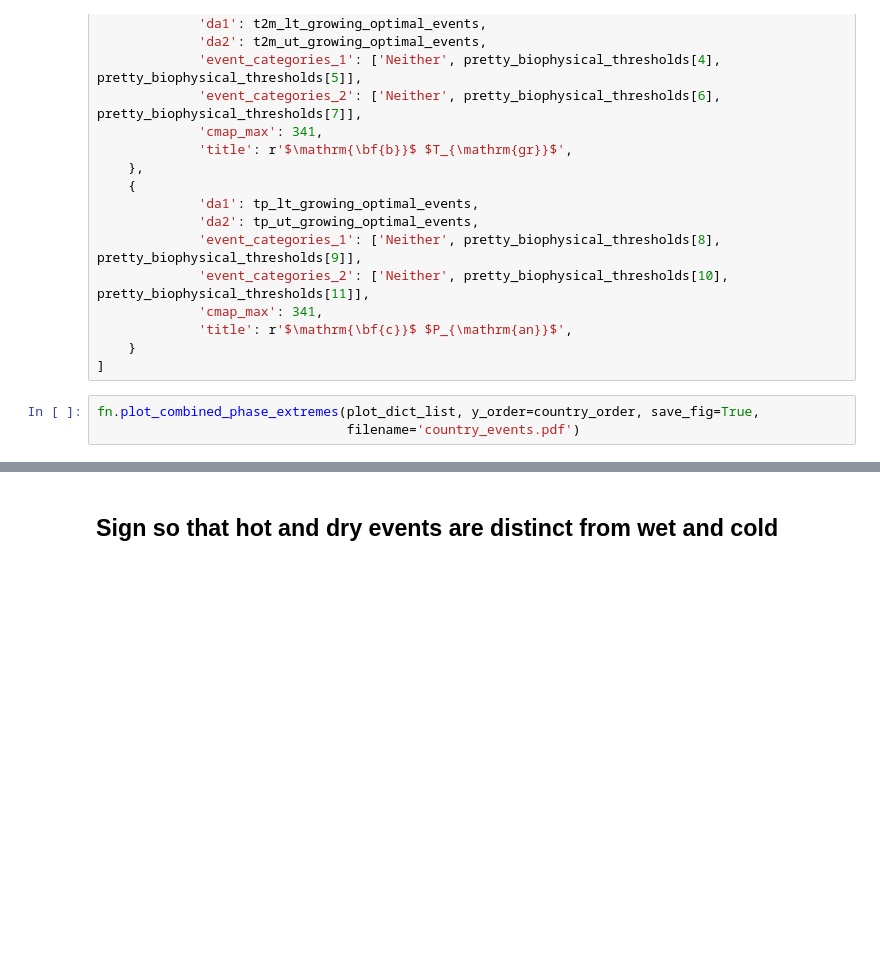
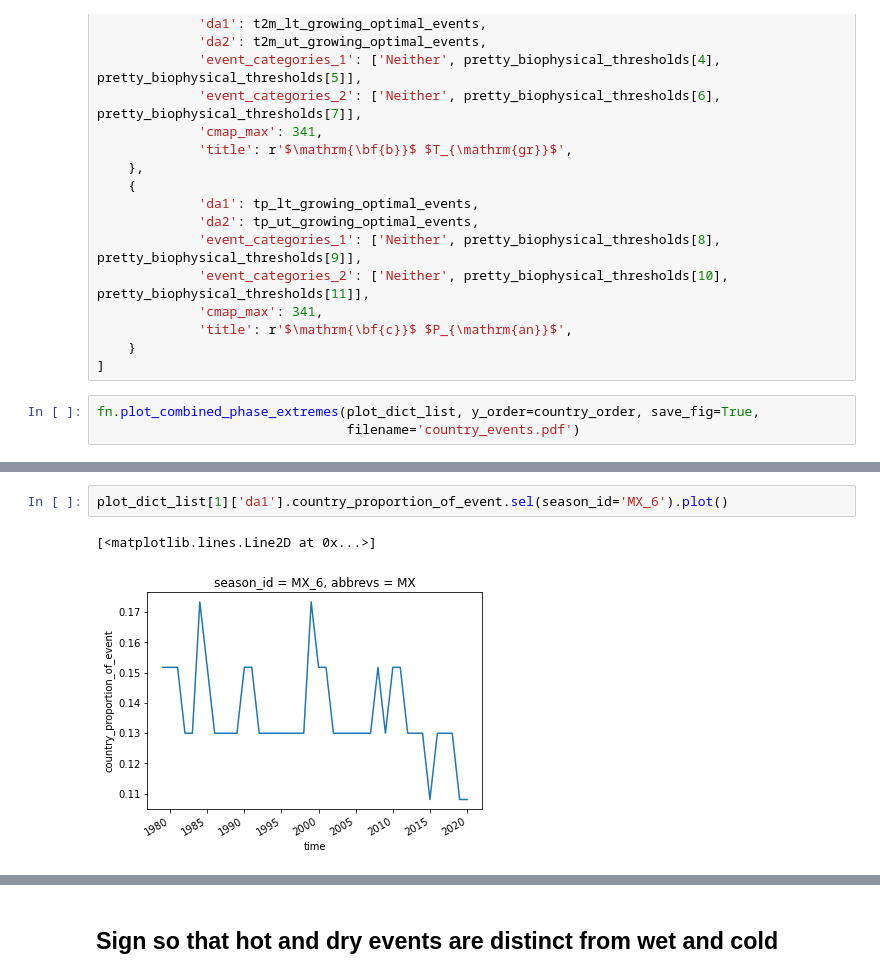
Before and after one commit to dougrichardson/Richardson_2022_coffee, a Jupyter notebook: 1_compound_events.ipynb, the cells around one changed output, grey strips where cells are left out. Cells and saved outputs as stored; diff of their text form; blank space fills up the shorter version.

```diff
--- a/1_compound_events.ipynb
+++ b/1_compound_events.ipynb
@@ -546,0 +642,5 @@ fn.plot_combined_phase_extremes(plot_dict_list, y_order=country_order, save_fig=
+# %%
+plot_dict_list[1]['da1'].country_proportion_of_event.sel(season_id='MX_6').plot()
+# %% [output]
+[<matplotlib.lines.Line2D at 0x...>]
+[figure, added]
```
Also changed, not shown: parts of 14 cells of this notebook, 1 other file.
